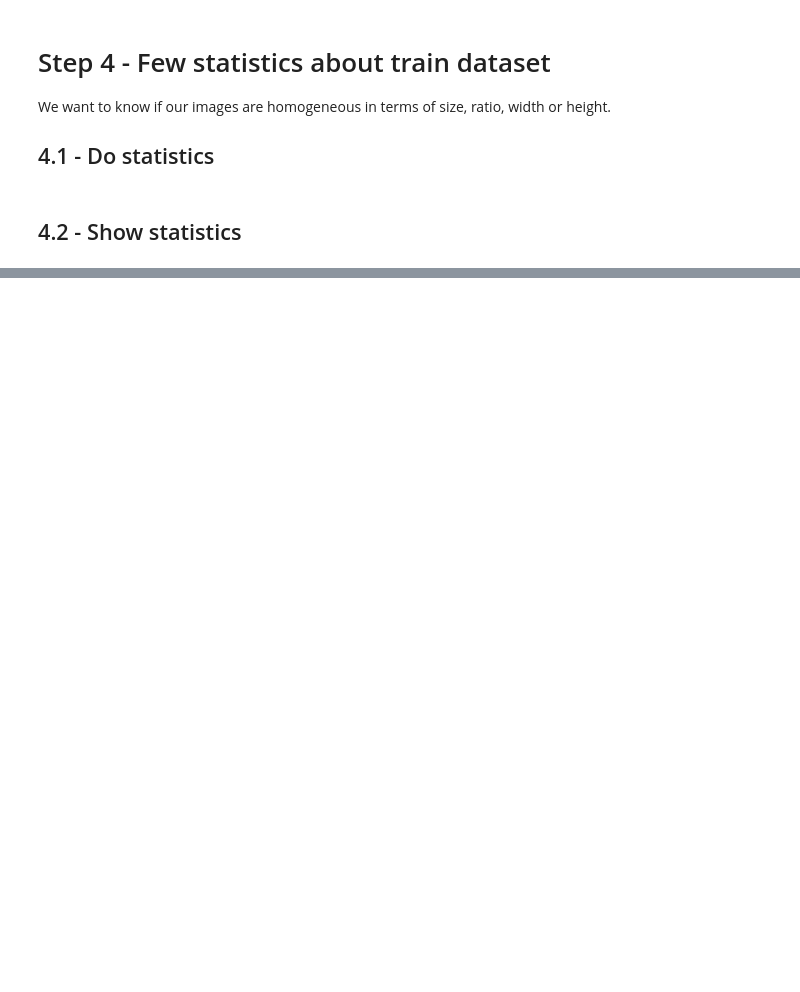
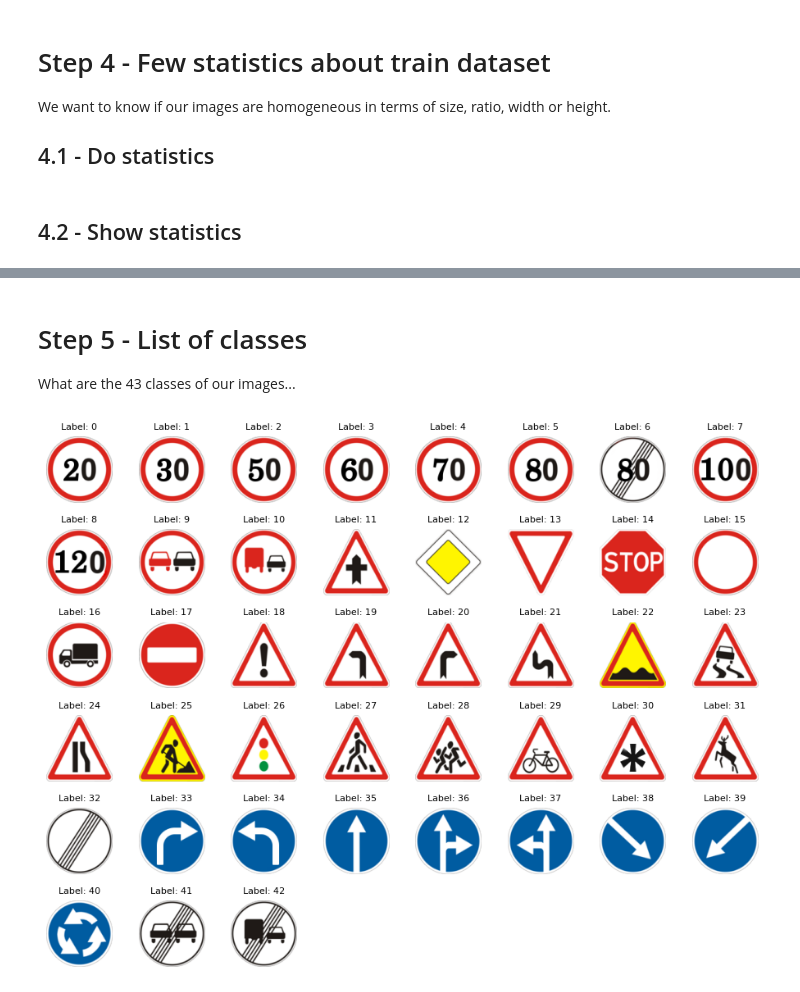
Before and after one commit to JulesUSG15/Apprentissage-Panneaux, a Jupyter notebook: Preparatio_data.ipynb, the cells around one changed output, grey strips where cells are left out. Saved outputs shown, nothing was run; the diff lists cells and outputs as text; code cells hidden in the pictures; blank space fills up the shorter version.

```diff
--- a/Preparatio_data.ipynb
+++ b/Preparatio_data.ipynb
@@ -261,0 +265,37 @@ NameError: name 'fidle' is not defined
+# %% [markdown]
+# Step 5 - List of classes
+What are the 43 classes of our images...
+# %%
+# Nombre d'images à afficher
+n_images = 43
+columns = 8
+rows = (n_images + columns - 1) // columns  # Calcul du nombre de lignes nécessaires
+x_size=1.4
+y_size=1.4
+cm='binary'
+
+# Création de la figure et des axes
+fig, axes = plt.subplots(rows, columns, figsize=(columns * x_size, rows * y_size))
+fig.subplots_adjust(hspace=0.4, wspace=0.4)
+
+# Aplatir le tableau d'axes pour un accès plus facile
+axes = axes.flatten()
+
+# Boucle pour afficher chaque image
+for i in range(n_images):
+    ax = axes[i]
+    ax.imshow(x_meta[i], cmap=cm, aspect='auto')  # Affiche l'image avec le colormap spécifié
+    ax.set_title(f'Label: {y_meta[i]}', fontsize=8)  # Affiche l'étiquette
+    ax.axis('off')  # Désactive les axes
+
+# Masquer les axes restants s'il y en a
+for i in range(n_images, len(axes)):
+    axes[i].axis('off')
+
+# Sauvegarder la figure si nécessaire
+plt.savefig('img/06-meta-signs.png', dpi=300)
+
+# Afficher la figure
+plt.show()
+# %% [output]
+[figure, added]
```
Also changed, not shown: parts of 19 cells of this notebook, 11 other files.
